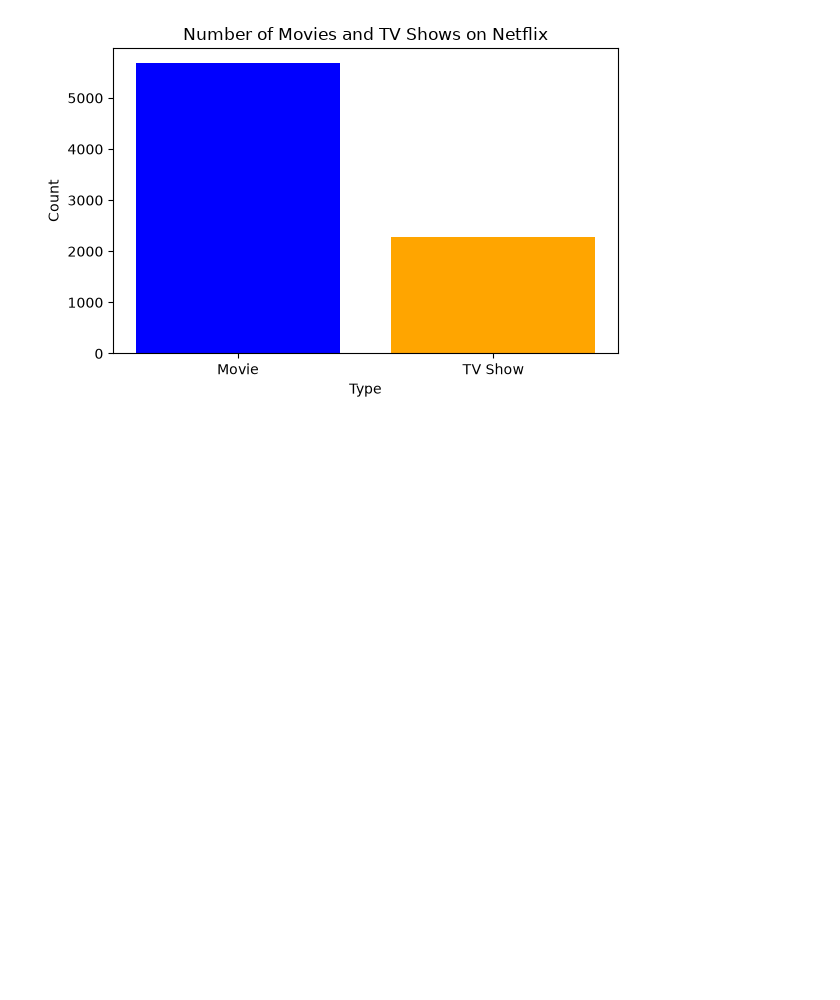
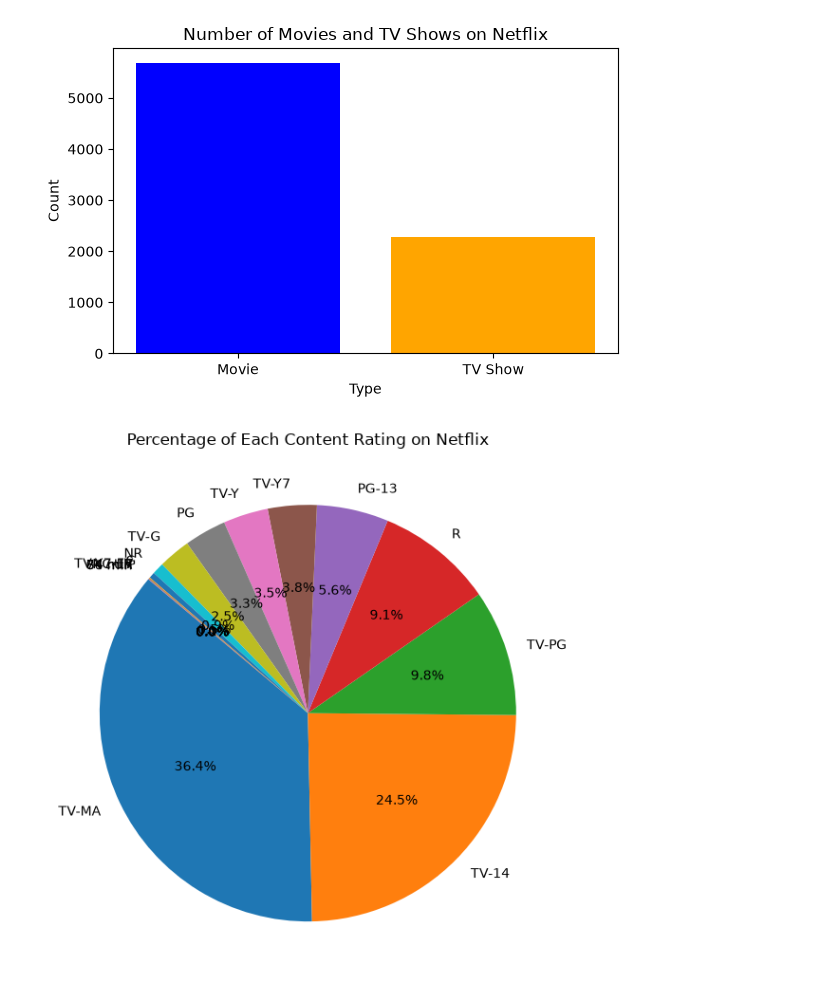
Before and after one commit to Prachi0018/Netflix-Data-Visualization, a Jupyter notebook: netflix_data_visuallization.ipynb, the cells around one changed output. Saved outputs shown, nothing was run; the diff lists cells and outputs as text; code cells hidden in the pictures; blank space fills up the shorter version.

```diff
--- a/netflix_data_visuallization.ipynb
+++ b/netflix_data_visuallization.ipynb
@@ -24,5 +24,16 @@ plt.show()
 # %%
 #what is perccentage of each content rating (pg,r,tv-MA) making a pie chart
 
-rating_counts = df['rating'].value_counts()
-rating_percentages = rating_counts / rating_counts.sum() * 100
+
+import pandas as pd
+import matplotlib.pyplot as plt
+df =pd.read_csv('netflix_titles.csv')
+rating_counts=df['rating'].value_counts()
+plt.figure(figsize=(8,6))
+plt.pie(rating_counts.values, labels=rating_counts.index, autopct='%1.1f%%', startangle=140,)
+plt.title('Percentage of Each Content Rating on Netflix')
+plt.tight_layout()
+plt.savefig('content_rating_percentage.png', dpi=300)
+plt.show()
+# %% [output]
+[figure, added]
```
Also changed, not shown: parts of 5 cells of this notebook.
